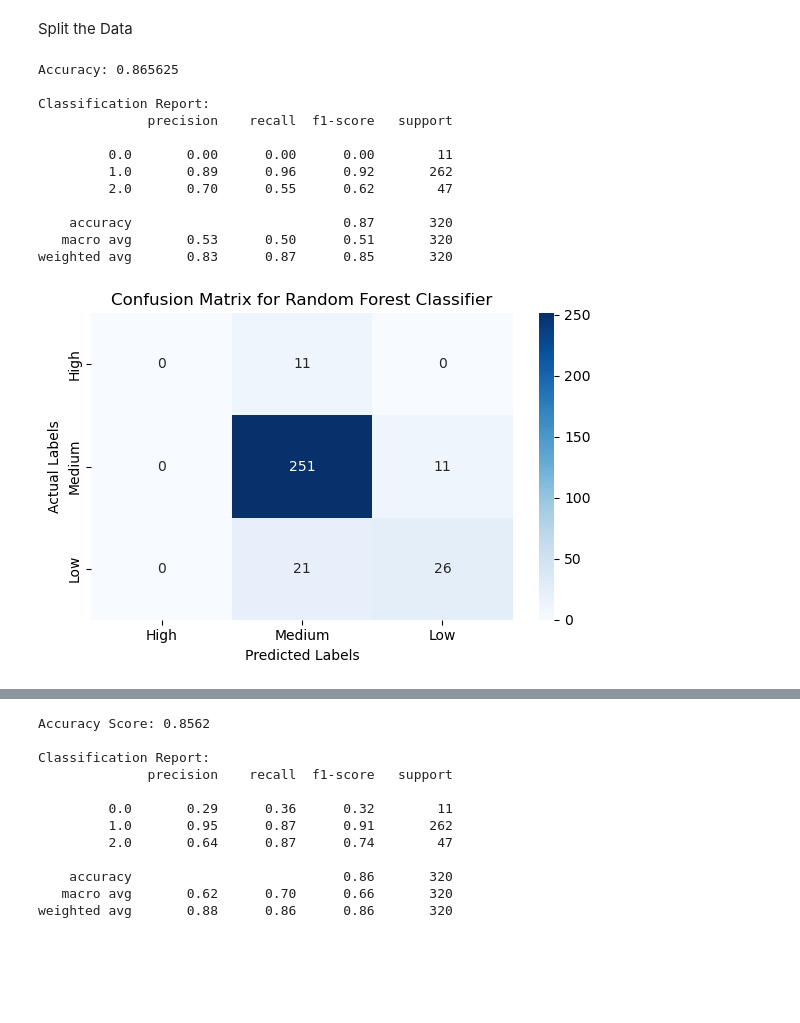
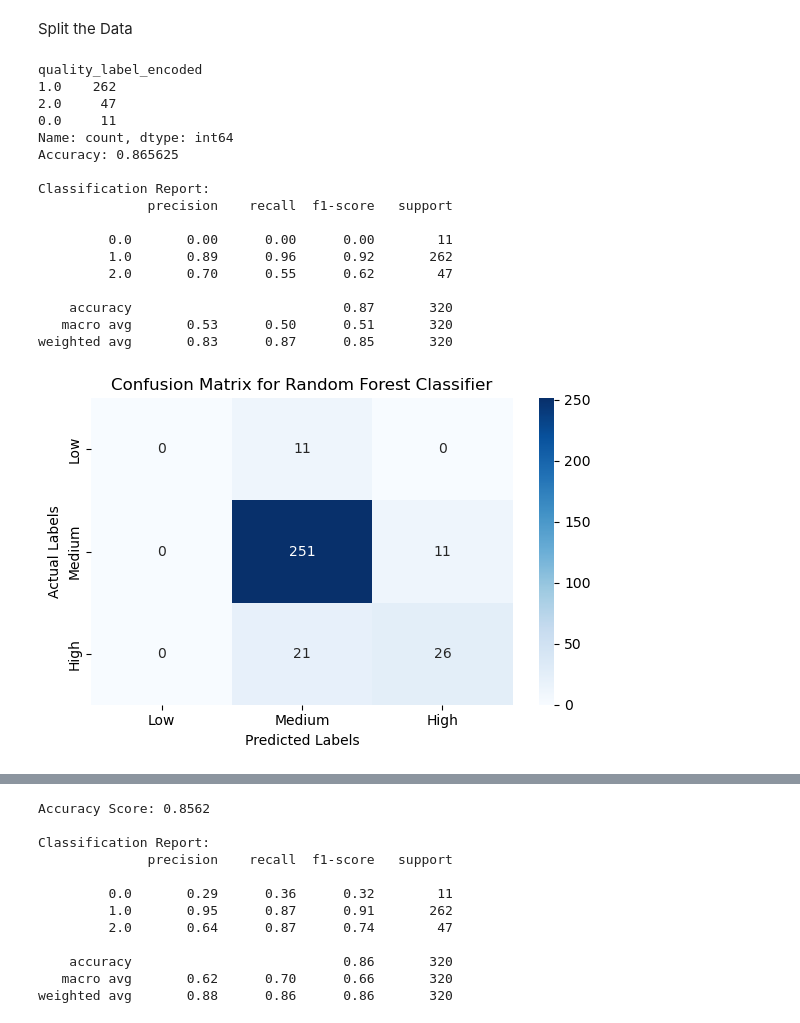
Before and after one commit to rakeshtparayil/Machine_Learning_Projects, a Jupyter notebook: Wine_Quality_Label_Red_Prediction.ipynb, the cells around one changed output, grey strips where cells are left out. Cells and saved outputs as stored; diff of their text form; code cells hidden in the pictures; blank space fills up the shorter version.

```diff
--- a/Wine_Quality_Label_Red_Prediction.ipynb
+++ b/Wine_Quality_Label_Red_Prediction.ipynb
@@ -72,6 +72,8 @@ y = redwine_copy['quality_label_encoded']
 
 # Split data
 X_train, X_test, y_train, y_test = train_test_split(X, y, test_size=0.2, random_state=42)
+print(y_test.value_counts())
+
 
 # Initialize and fit model
 rf_model = RandomForestClassifier(random_state=42)
@@ -82,36 +84,41 @@ predictions = rf_model.predict(X_test)
 
 # Evaluate model
 print(f"Accuracy: {accuracy_score(y_test, predictions)}")
 print("\nClassification Report:")
 print(classification_report(y_test, predictions))
 
 # Create and visualize confusion matrix
 conf_matrix = confusion_matrix(y_test, predictions)
 plt.figure(figsize=(6, 4))
 sns.heatmap(conf_matrix,
             annot=True,
             fmt='d',
             cmap='Blues',
-            xticklabels=['High', 'Medium', 'Low'],
-            yticklabels=['High', 'Medium', 'Low'])
+            xticklabels=['Low', 'Medium', 'High'],
+            yticklabels=['Low', 'Medium', 'High'])
 plt.xlabel('Predicted Labels')
 plt.ylabel('Actual Labels')
 plt.title('Confusion Matrix for Random Forest Classifier')
 plt.tight_layout()
 # %% [output]
+quality_label_encoded
+1.0    262
+2.0     47
+0.0     11
+Name: count, dtype: int64
 Accuracy: 0.865625
 
 Classification Report:
               precision    recall  f1-score   support
 
          0.0       0.00      0.00      0.00        11
          1.0       0.89      0.96      0.92       262
          2.0       0.70      0.55      0.62        47
 
     accuracy                           0.87       320
    macro avg       0.53      0.50      0.51       320
 weighted avg       0.83      0.87      0.85       320
-[figure, old version]
+[figure, new version]
 # %%
 #print the classification report
 print(classification_report(y_test, preds))
```
Also changed, not shown: parts of 1 cell of this notebook.
